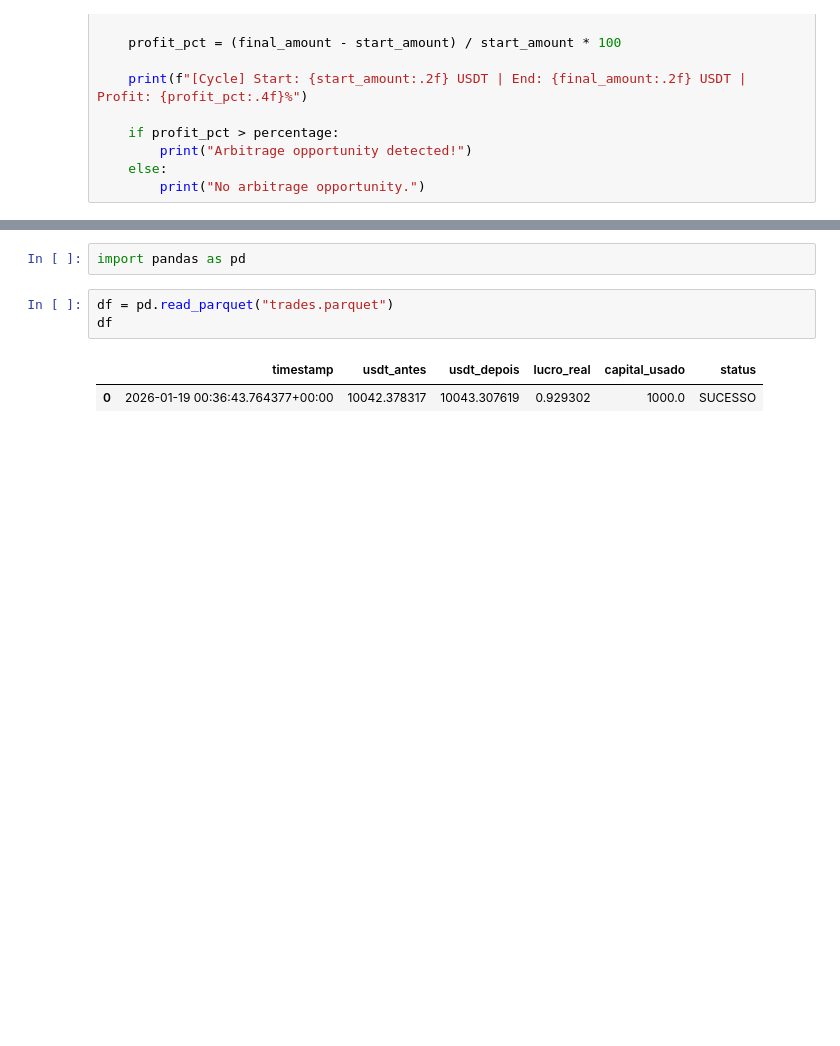
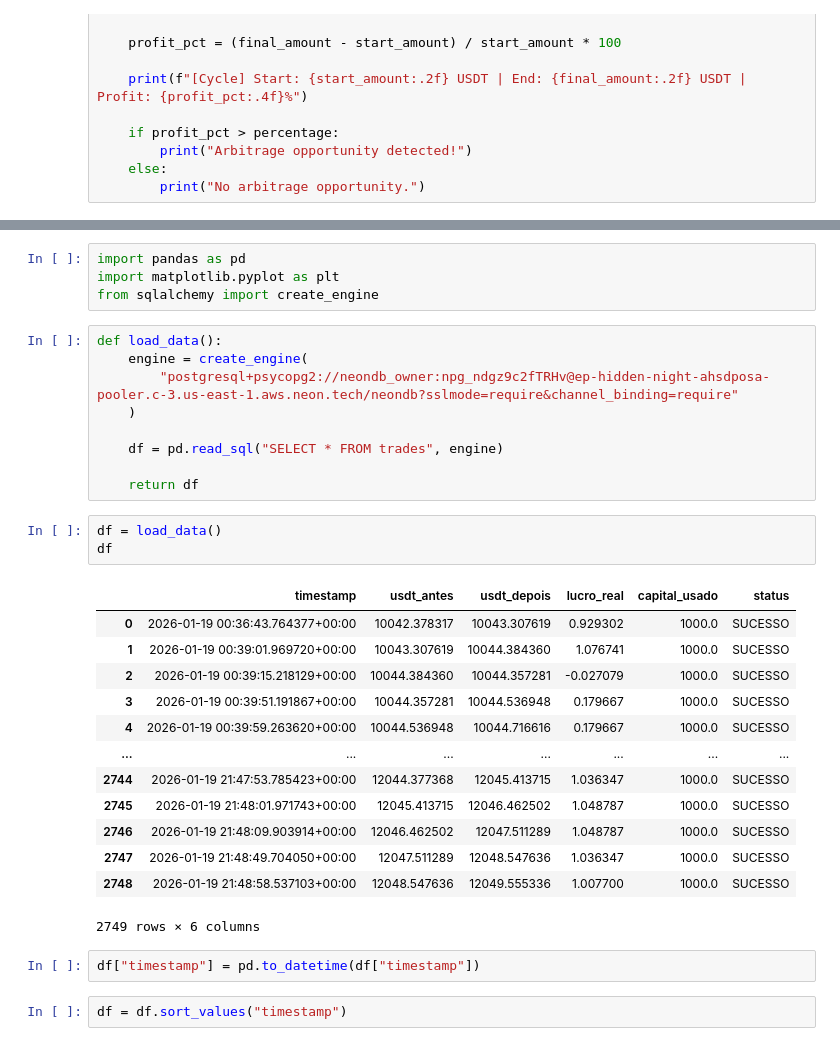
Before and after one commit to fabiomattes2016/bot_triangulacao_binance, a Jupyter notebook: teste.ipynb, the cells around one changed output, grey strips where cells are left out. Drawn from its saved outputs; the diff is of its cells as text; blank space fills up the shorter version.

```diff
--- a/teste.ipynb
+++ b/teste.ipynb
@@ -51,8 +55,34 @@ if __name__ == "__main__":
 # %%
 import pandas as pd
+import matplotlib.pyplot as plt
+from sqlalchemy import create_engine
+# %%
+def load_data():
+    engine = create_engine(
+        "postgresql+psycopg2://neondb_owner:npg_ndgz9c2fTRHv@ep-hidden-night-ahsdposa-pooler.c-3.us-east-1.aws.neon.tech/neondb?sslmode=require&channel_binding=require"
+    )
+
+    df = pd.read_sql("SELECT * FROM trades", engine)
+
+    return df
 # %%
-df = pd.read_parquet("trades.parquet")
+df = load_data()
 df
 # %% [output]
 |  | timestamp | usdt_antes | usdt_depois | lucro_real | capital_usado | status |
 | 0 | 2026-01-19 00:36:43.764377+00:00 | 10042.378317 | 10043.307619 | 0.929302 | 1000.0 | SUCESSO |
+| 1 | 2026-01-19 00:39:01.969720+00:00 | 10043.307619 | 10044.384360 | 1.076741 | 1000.0 | SUCESSO |
+| 2 | 2026-01-19 00:39:15.218129+00:00 | 10044.384360 | 10044.357281 | -0.027079 | 1000.0 | SUCESSO |
+| 3 | 2026-01-19 00:39:51.191867+00:00 | 10044.357281 | 10044.536948 | 0.179667 | 1000.0 | SUCESSO |
+| 4 | 2026-01-19 00:39:59.263620+00:00 | 10044.536948 | 10044.716616 | 0.179667 | 1000.0 | SUCESSO |
+| ... | ... | ... | ... | ... | ... | ... |
+| 2744 | 2026-01-19 21:47:53.785423+00:00 | 12044.377368 | 12045.413715 | 1.036347 | 1000.0 | SUCESSO |
+| 2745 | 2026-01-19 21:48:01.971743+00:00 | 12045.413715 | 12046.462502 | 1.048787 | 1000.0 | SUCESSO |
+| 2746 | 2026-01-19 21:48:09.903914+00:00 | 12046.462502 | 12047.511289 | 1.048787 | 1000.0 | SUCESSO |
+| 2747 | 2026-01-19 21:48:49.704050+00:00 | 12047.511289 | 12048.547636 | 1.036347 | 1000.0 | SUCESSO |
+| 2748 | 2026-01-19 21:48:58.537103+00:00 | 12048.547636 | 12049.555336 | 1.007700 | 1000.0 | SUCESSO |
+2749 rows × 6 columns
+# %%
+df["timestamp"] = pd.to_datetime(df["timestamp"])
+# %%
+df = df.sort_values("timestamp")
```
Also changed, not shown: parts of 2 cells of this notebook, 2 other files.
